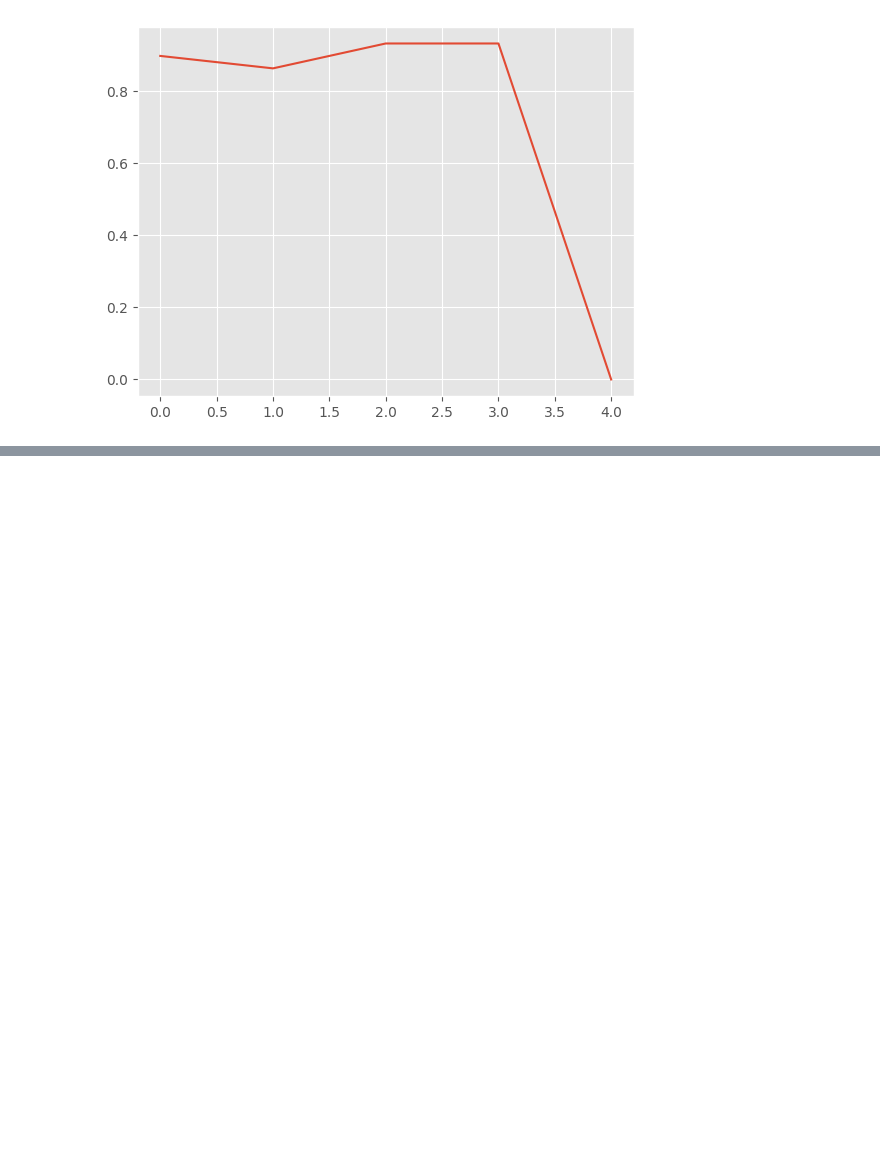
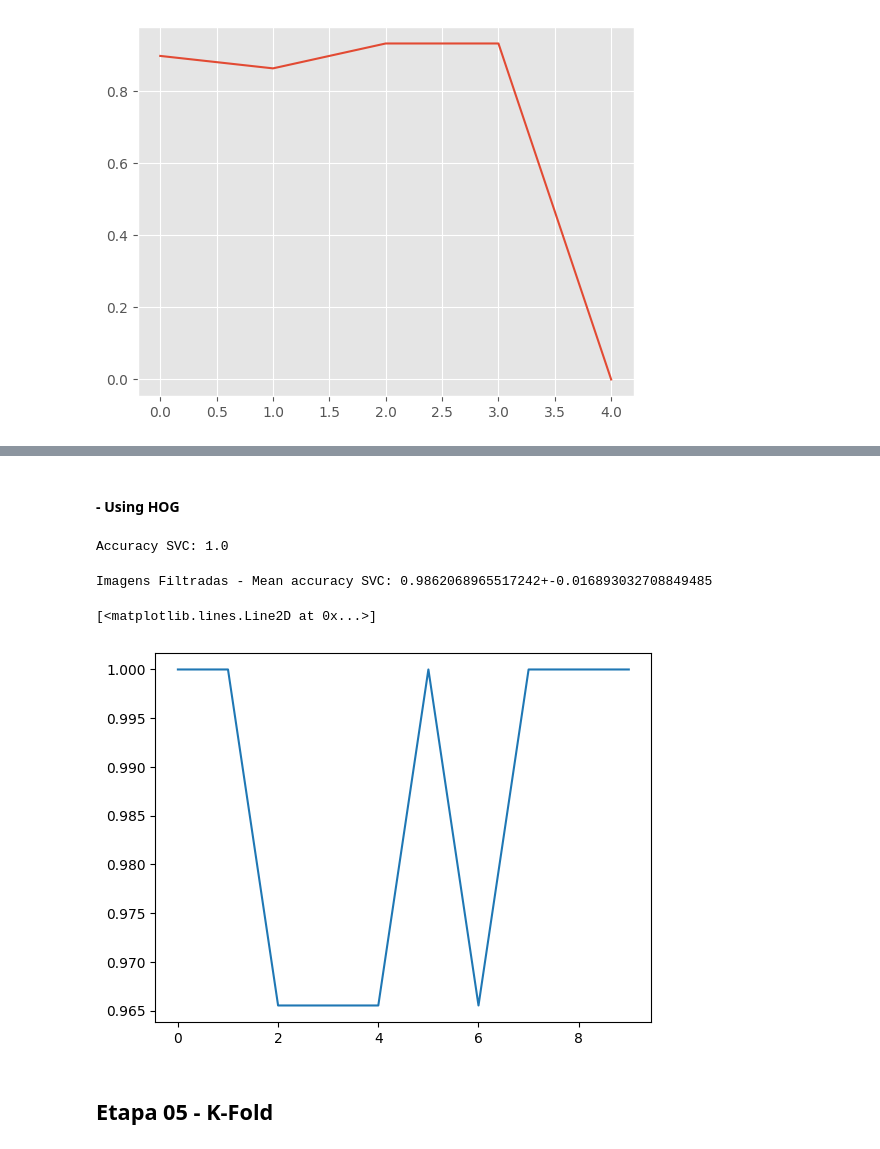
Before and after one commit to PedroAzevedo141/visao_computacional, a Jupyter notebook: Tarefa_06/Atividade/main.ipynb, the cells around one changed output, grey strips where cells are left out. Cells and saved outputs as stored; diff of their text form; code cells hidden in the pictures; blank space fills up the shorter version.

Commit message:
[ADDED] o K-Fold.

```diff
--- a/Tarefa_06/Atividade/main.ipynb
+++ b/Tarefa_06/Atividade/main.ipynb
@@ -870,0 +932,37 @@ plt.plot(results_rf)
+# %% [markdown]
+#### - Using HOG
+# %%
+train = 0.9
+test = 1-train
+# %%
+X_train, X_test, y_train, y_test = train_test_split(
+    hog_features, labels, test_size=test)
+# %%
+svc = SVC(kernel='linear', C=1)
+svc.fit(X_train, y_train)
+pred = svc.predict(X_test)
+acc_rf = accuracy_score(y_test, pred)
+print('Accuracy SVC: {}'.format(acc_rf))
+# %% [output]
+Accuracy SVC: 1.0
+# %%
+epochs = 10
+acc_rf = []
+c_rf = SVC(kernel='linear')
+for i in range(epochs):
+    X_train, X_test, y_train, y_test = train_test_split(
+        hog_features, labels, test_size=test)
+    svc = SVC(kernel='linear', C=1)
+    svc.fit(X_train, y_train)
+    pred = svc.predict(X_test)
+    acc_rf.append(accuracy_score(y_test, pred))
+print("Imagens Filtradas - Mean accuracy SVC: {}+-{}".format(np.mean(acc_rf), np.std(acc_rf)))
+# %% [output]
+Imagens Filtradas - Mean accuracy SVC: 0.9862068965517242+-0.016893032708849485
+# %%
+plt.plot(acc_rf)
+# %% [output]
+[<matplotlib.lines.Line2D at 0x...>]
+[figure, added]
+# %% [markdown]
+## Etapa 05 - K-Fold
```
Also changed, not shown: parts of 15 cells of this notebook.
